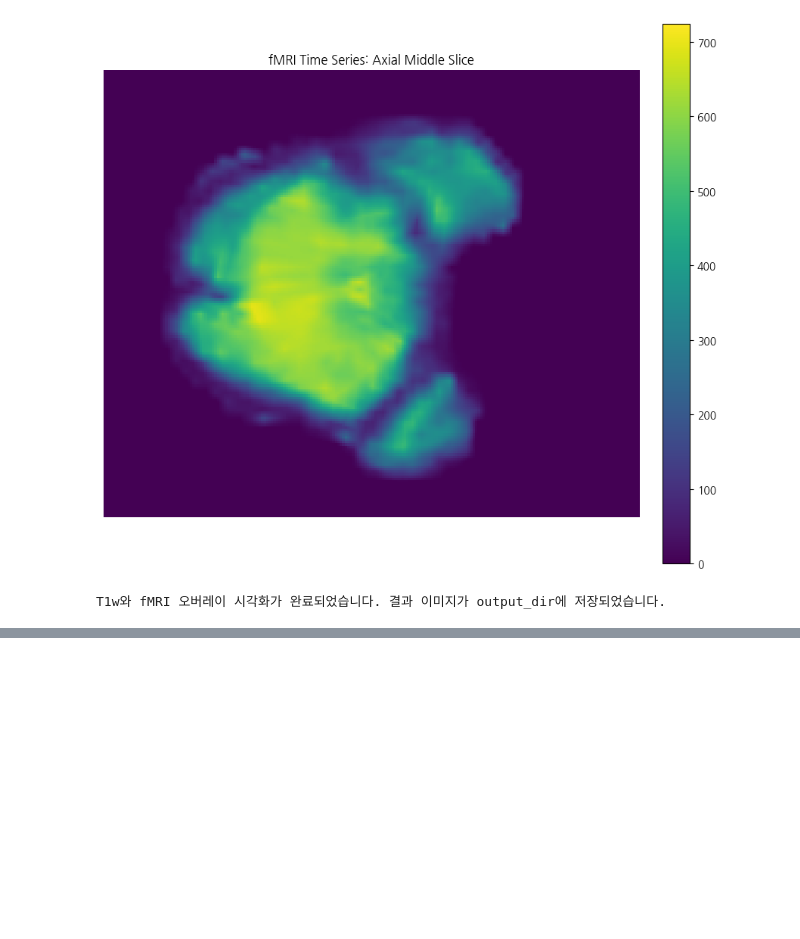
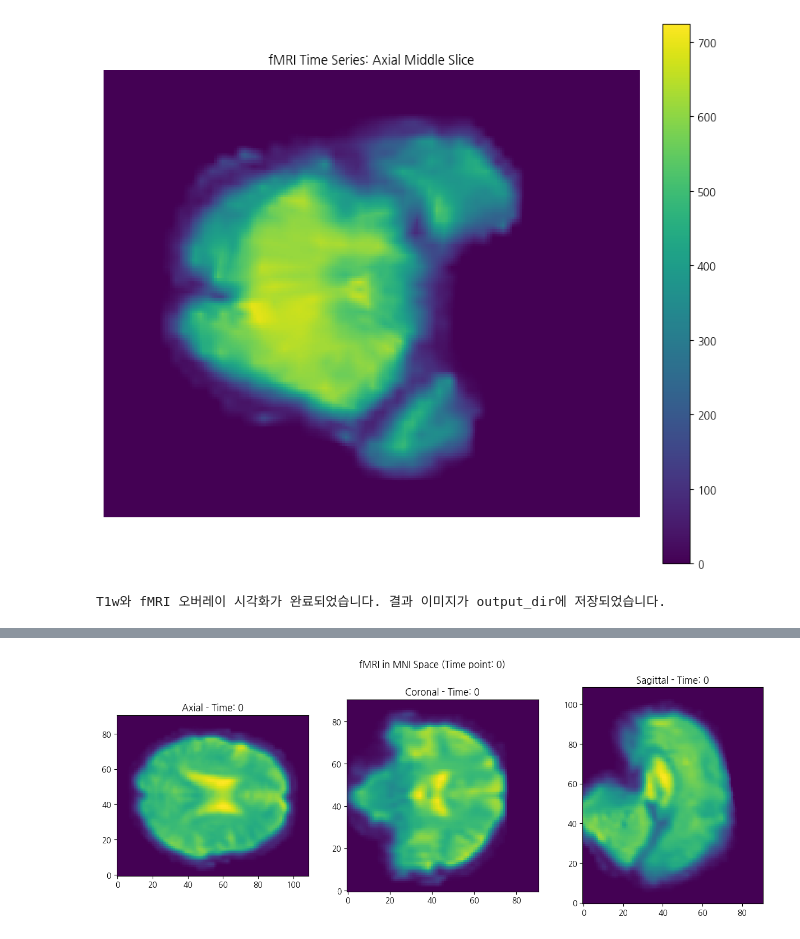
Before and after one commit to minyoungci/fMRI-, a Jupyter notebook: Prepreprocessing/Pipeline_test.ipynb, the cells around one changed output, grey strips where cells are left out. Saved outputs shown, nothing was run; the diff lists cells and outputs as text; code cells hidden in the pictures; blank space fills up the shorter version.

```diff
--- a/Prepreprocessing/Pipeline_test.ipynb
+++ b/Prepreprocessing/Pipeline_test.ipynb
@@ -907,7 +910,7 @@ os.environ['PATH'] += os.pathsep + os.path.join(os.environ['FSLDIR'], 'bin')
 fmri_file = '/home/minyoungxi/MINYOUNGXI/XFL/Data/OASISSamples7.1/OAS30064_MR_d0687/func2/NIFTI/sub-OAS30064_ses-d0687_task-rest_run-02_bold.nii.gz'
 t1_file = '/home/minyoungxi/MINYOUNGXI/XFL/Data/OASISSamples7.1/OAS30064_MR_d0687/anat2/NIFTI/sub-OAS30064_ses-d0687_run-01_T1w.nii.gz'
 mni_template = os.path.join(os.environ['FSLDIR'], 'data', 'standard', 'MNI152_T1_1mm_brain.nii.gz')
-output_dir = '/home/minyoungxi/MINYOUNGXI/XFL/Data/OASISSamples7.1/Sample6'
+output_dir = '/home/minyoungxi/MINYOUNGXI/XFL/Data/OASISSamples7.1/Sample7'
 
 os.makedirs(output_dir, exist_ok=True)
 
@@ -928,7 +931,7 @@ subprocess.run(mcflirt_command, shell=True, check=True)
 print(f"MCFLIRT motion correction completed")
 
 bold_brain = os.path.join(output_dir, "bold_brain.nii.gz")
-bet_command = f"bet {bold_mcf} {bold_brain} -F"
+bet_command = f"bet {bold_mcf} {bold_brain} -F -f 0.5"
 subprocess.run(bet_command, shell=True, check=True)
 
 print("Splitting 4D fMRI data into 3D volumes...")
@@ -1069,0 +979,77 @@ Gif animation created and saved in the output directory.
+# %%
+import matplotlib.pyplot as plt
+import nibabel as nib
+from nilearn import plotting
+from matplotlib.animation import FuncAnimation
+
+# MNI 공간에 매핑된 fMRI 데이터 로드
+bold_mni_file = os.path.join(output_dir, "bold_mni.nii.gz")
+bold_mni = nib.load(bold_mni_file)
+bold_data = bold_mni.get_fdata()
+
+# 1. 특정 시간점에서의 fMRI 데이터 시각화
+time_point = 0  # 첫 번째 시간점
+
+fig, axes = plt.subplots(1, 3, figsize=(15, 5))
+axes[0].imshow(bold_data[:, :, bold_data.shape[2]//2, time_point], cmap='viridis', origin='lower')
+axes[1].imshow(bold_data[:, bold_data.shape[1]//2, :, time_point], cmap='viridis', origin='lower')
+axes[2].imshow(bold_data[bold_data.shape[0]//2, :, :, time_point], cmap='viridis', origin='lower')
+axes[0].set_title(f'Axial - Time: {time_point}')
+axes[1].set_title(f'Coronal - Time: {time_point}')
+axes[2].set_title(f'Sagittal - Time: {time_point}')
+plt.suptitle(f"fMRI in MNI Space (Time point: {time_point})")
+plt.show()
+
+# 2. fMRI 시계열 데이터의 동적 시각화
+fig, axes = plt.subplots(1, 3, figsize=(15, 5))
+
+def update(frame):
+    for ax in axes:
+        ax.clear()
+    axes[0].imshow(bold_data[:, :, bold_data.shape[2]//2, frame], cmap='viridis', origin='lower')
+    axes[1].imshow(bold_data[:, bold_data.shape[1]//2, :, frame], cmap='viridis', origin='lower')
+    axes[2].imshow(bold_data[bold_data.shape[0]//2, :, :, frame], cmap='viridis', origin='lower')
+    axes[0].set_title(f'Axial - Time: {frame}')
+    axes[1].set_title(f'Coronal - Time: {frame}')
+    axes[2].set_title(f'Sagittal - Time: {frame}')
+    return axes
+
+ani = FuncAnimation(fig, update, frames=min(100, bold_data.shape[3]), interval=100, blit=False)
+plt.suptitle("Dynamic fMRI Visualization in MNI Space")
+plt.show()
+
+# 3. 특정 복셀의 시계열 데이터 시각화
+voxel_coords = (bold_data.shape[0]//2, bold_data.shape[1]//2, bold_data.shape[2]//2)
+time_series = bold_data[voxel_coords[0], voxel_coords[1], voxel_coords[2], :]
+
+plt.figure(figsize=(10, 5))
+plt.plot(time_series)
+plt.title(f"Time Series of Voxel at {voxel_coords} in MNI Space")
+plt.xlabel("Time Points")
+plt.ylabel("BOLD Signal")
+plt.show()
+
+# 4. 여러 시간점에서의 fMRI 데이터 비교
+time_points = [0, bold_data.shape[3]//2, -1]  # 첫 번째, 중간, 마지막 시간점
+fig, axes = plt.subplots(3, 3, figsize=(15, 15))
+
+for i, time_point in enumerate(time_points):
+    axes[i, 0].imshow(bold_data[:, :, bold_data.shape[2]//2, time_point], cmap='viridis', origin='lower')
+    axes[i, 1].imshow(bold_data[:, bold_data.shape[1]//2, :, time_point], cmap='viridis', origin='lower')
+    axes[i, 2].imshow(bold_data[bold_data.shape[0]//2, :, :, time_point], cmap='viridis', origin='lower')
+    axes[i, 0].set_title(f'Axial - Time: {time_point}')
+    axes[i, 1].set_title(f'Coronal - Time: {time_point}')
+    axes[i, 2].set_title(f'Sagittal - Time: {time_point}')
+
+plt.suptitle("fMRI Data at Different Time Points in MNI Space")
+plt.tight_layout()
+plt.show()
+
+# 5. Glass brain 시각화 (특정 시간점)
+time_point = 0  # 첫 번째 시간점
+plotting.plot_glass_brain(nib.Nifti1Image(bold_data[:,:,:,time_point], bold_mni.affine),
+                          display_mode='ortho', colorbar=True, plot_abs=False)
+plt.suptitle(f"Glass Brain View of fMRI in MNI Space (Time point: {time_point})")
+plt.show()
+# %% [output]
+[figure, added]
```
Also changed, not shown: parts of 5 cells of this notebook.
